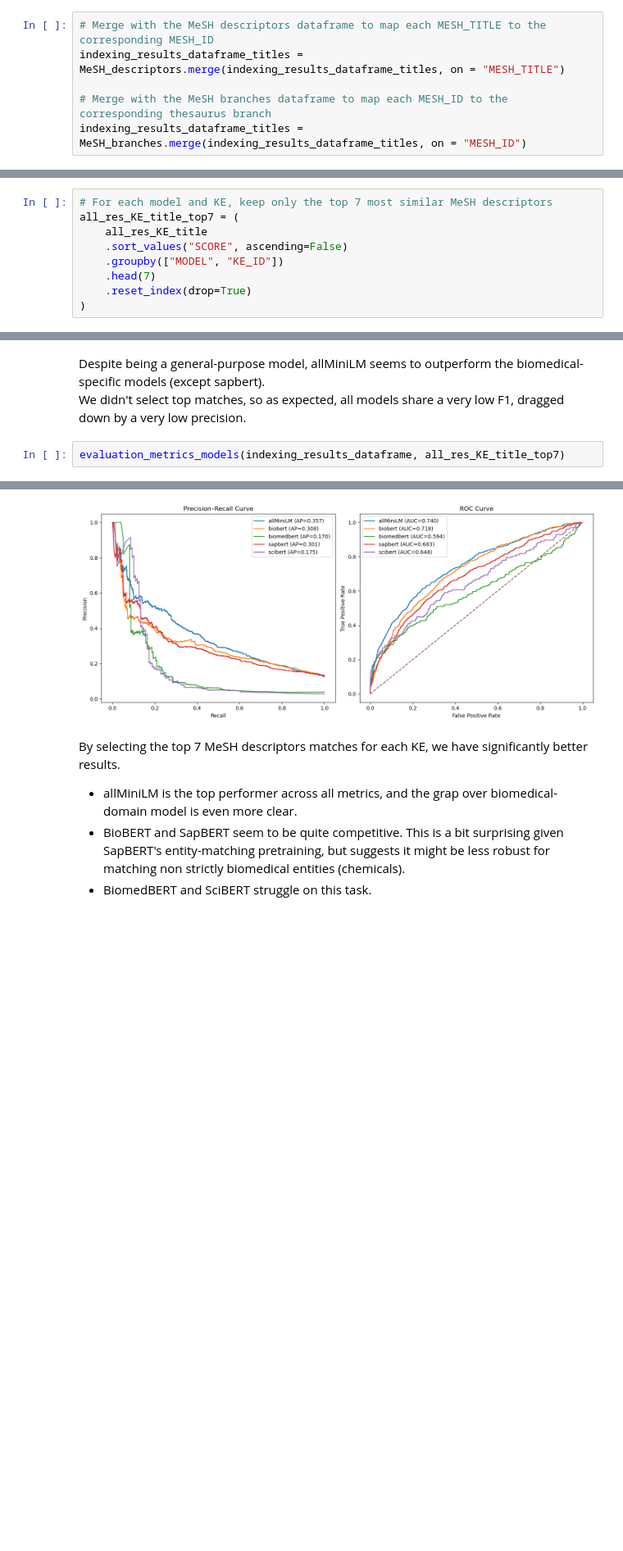
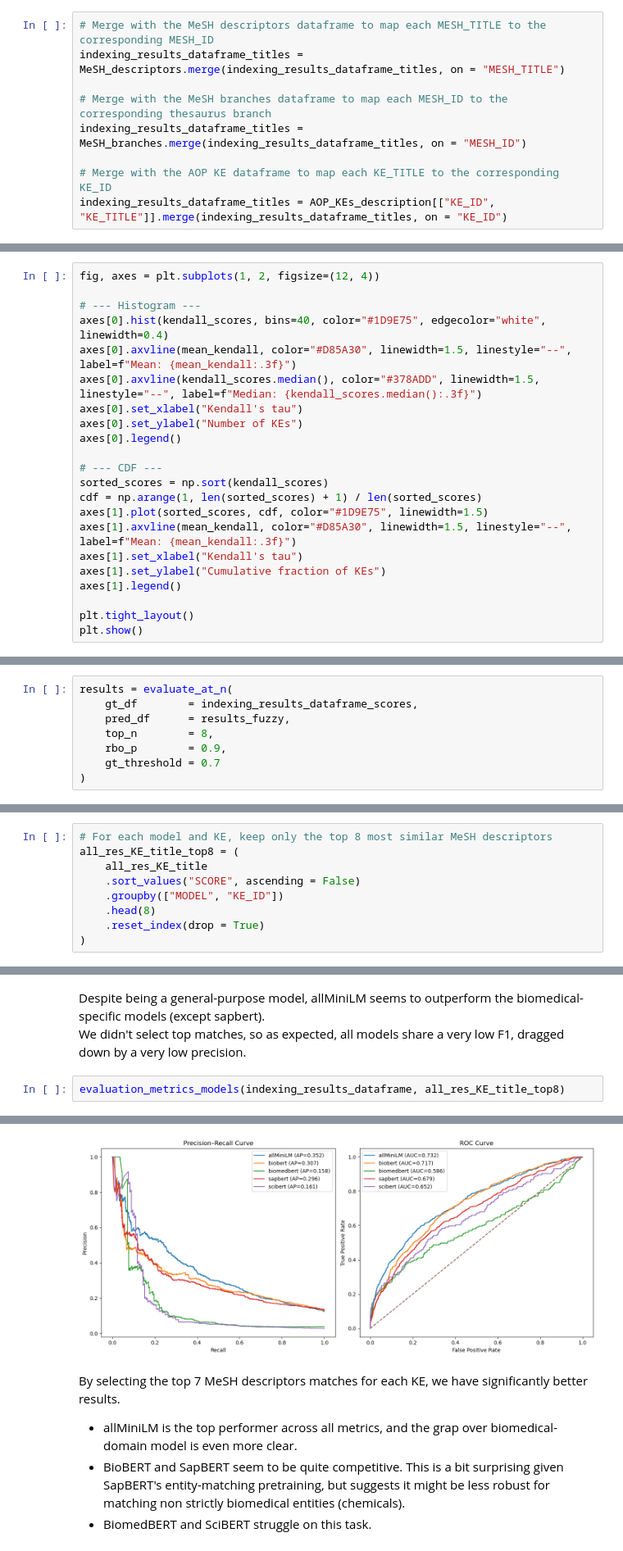
Before and after one commit to mathemei/AOP2MESH, a Jupyter notebook: AOP-MeSH_tests_validation.ipynb, the cells around one changed output, grey strips where cells are left out. Shown at 82% size. Saved outputs shown, nothing was run; the diff lists cells and outputs as text; blank space fills up the shorter version.

```diff
--- a/AOP-MeSH_tests_validation.ipynb
+++ b/AOP-MeSH_tests_validation.ipynb
@@ -730,3 +800,6 @@ indexing_results_dataframe_titles = MeSH_descriptors.merge(indexing_results_data
 
 # Merge with the MeSH branches dataframe to map each MESH_ID to the corresponding thesaurus branch
 indexing_results_dataframe_titles = MeSH_branches.merge(indexing_results_dataframe_titles, on = "MESH_ID")
+
+# Merge with the AOP KE dataframe to map each KE_TITLE to the corresponding KE_ID
+indexing_results_dataframe_titles = AOP_KEs_description[["KE_ID", "KE_TITLE"]].merge(indexing_results_dataframe_titles, on = "KE_ID")
@@ -1015,0 +1657,22 @@ Average Recall: 0.397
+# %%
+fig, axes = plt.subplots(1, 2, figsize=(12, 4))
+
+# --- Histogram ---
+axes[0].hist(kendall_scores, bins=40, color="#1D9E75", edgecolor="white", linewidth=0.4)
+axes[0].axvline(mean_kendall, color="#D85A30", linewidth=1.5, linestyle="--", label=f"Mean: {mean_kendall:.3f}")
+axes[0].axvline(kendall_scores.median(), color="#378ADD", linewidth=1.5, linestyle="--", label=f"Median: {kendall_scores.median():.3f}")
+axes[0].set_xlabel("Kendall's tau")
+axes[0].set_ylabel("Number of KEs")
+axes[0].legend()
+
+# --- CDF ---
+sorted_scores = np.sort(kendall_scores)
+cdf = np.arange(1, len(sorted_scores) + 1) / len(sorted_scores)
+axes[1].plot(sorted_scores, cdf, color="#1D9E75", linewidth=1.5)
+axes[1].axvline(mean_kendall, color="#D85A30", linewidth=1.5, linestyle="--", label=f"Mean: {mean_kendall:.3f}")
+axes[1].set_xlabel("Kendall's tau")
+axes[1].set_ylabel("Cumulative fraction of KEs")
+axes[1].legend()
+
+plt.tight_layout()
+plt.show()
@@ -1015,0 +1728,8 @@ Average Recall: 0.397
+# %%
+results = evaluate_at_n(
+    gt_df        = indexing_results_dataframe_scores,
+    pred_df      = results_fuzzy,
+    top_n        = 8,
+    rbo_p        = 0.9,
+    gt_threshold = 0.7
+)
@@ -1179,13 +1946,13 @@ plt.show()
 
 With the same logic as presented in the fuzzy matching part, we select the top 7 MeSH desriptors semantic matches, for each KE and for each model.
 # %%
-# For each model and KE, keep only the top 7 most similar MeSH descriptors
-all_res_KE_title_top7 = (
+# For each model and KE, keep only the top 8 most similar MeSH descriptors
+all_res_KE_title_top8 = (
     all_res_KE_title
-    .sort_values("SCORE", ascending=False)
+    .sort_values("SCORE", ascending = False)
     .groupby(["MODEL", "KE_ID"])
-    .head(7)
-    .reset_index(drop=True)
+    .head(8)
+    .reset_index(drop = True)
 )
 # %% [markdown]
 ### Evaluate performance compared to indexing on descriptions
@@ -1277,6 +2044,6 @@ Average Recall: 0.631
 Despite being a general-purpose model, allMiniLM seems to outperform the biomedical-specific models (except sapbert).
 We didn't select top matches, so as expected, all models share a very low F1, dragged down by a very low precision.
 # %%
-evaluation_metrics_models(indexing_results_dataframe, all_res_KE_title_top7)
+evaluation_metrics_models(indexing_results_dataframe, all_res_KE_title_top8)
 # %% [output]
 allMiniLM
@@ -1297,4 +2064,4 @@ Average Recall: 0.645
-[figure, old version]
+[figure, new version]
 # %% [markdown]
 By selecting the top 7 MeSH descriptors matches for each KE, we have significantly better results.
 - allMiniLM is the top performer across all metrics, and the grap over biomedical-domain model is even more clear.
```
Also changed, not shown: parts of 72 cells of this notebook, 1 other file.
